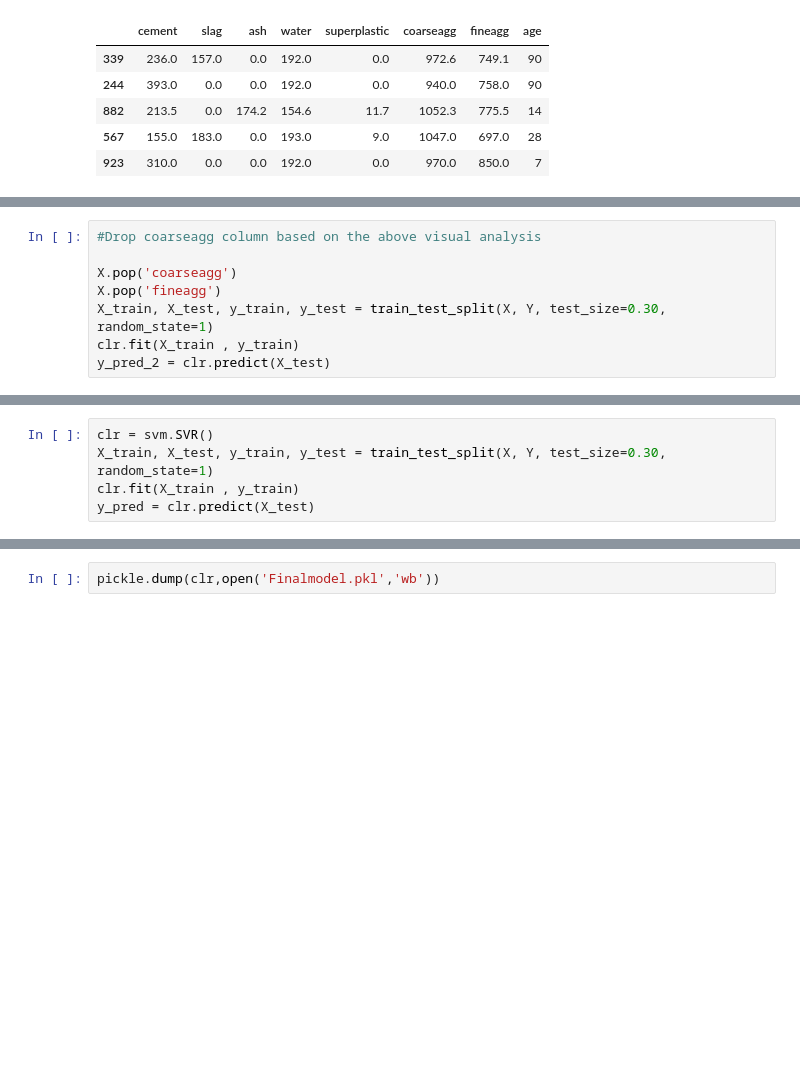
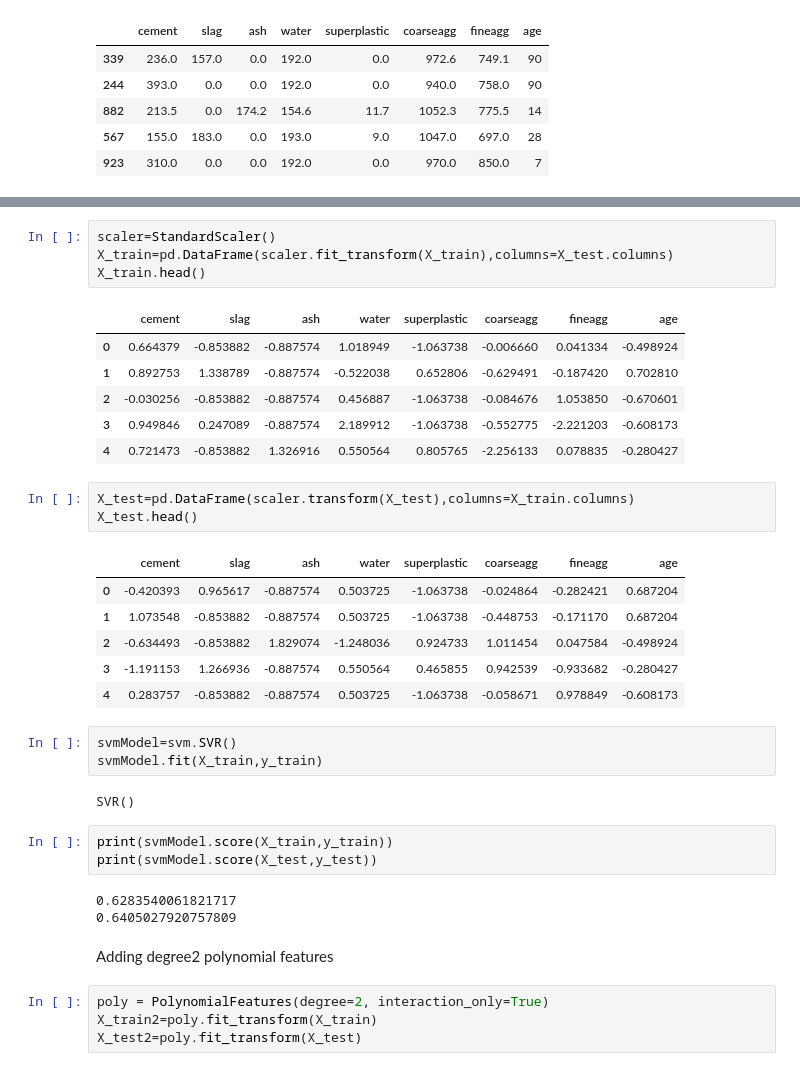
Before and after one commit to VAMSEE92/concrete-compressive-strength, a Jupyter notebook: ConcreteComprehensiveStrength.ipynb, the cells around one changed output, grey strips where cells are left out. Drawn from its saved outputs; the diff is of its cells as text; blank space fills up the shorter version.

Commit message:
Updated to a better performing Model

```diff
--- a/ConcreteComprehensiveStrength.ipynb
+++ b/ConcreteComprehensiveStrength.ipynb
@@ -166,8 +164,0 @@ print(sts.pearsonr(y_test,y_pred)[0])
-# %%
-#Drop coarseagg column based on the above visual analysis
-
-X.pop('coarseagg')
-X.pop('fineagg')
-X_train, X_test, y_train, y_test = train_test_split(X, Y, test_size=0.30, random_state=1)
-clr.fit(X_train , y_train)
-y_pred_2 = clr.predict(X_test)
@@ -359,5 +164,0 @@ X_attr.shape
-# %%
-clr = svm.SVR()
-X_train, X_test, y_train, y_test = train_test_split(X, Y, test_size=0.30, random_state=1)
-clr.fit(X_train , y_train)
-y_pred = clr.predict(X_test)
@@ -391,2 +165,38 @@ print(sts.pearsonr(y_test,y_pred)[0])
-# %%
-pickle.dump(clr,open('Finalmodel.pkl','wb'))
+# %%
+scaler=StandardScaler()
+X_train=pd.DataFrame(scaler.fit_transform(X_train),columns=X_test.columns)
+X_train.head()
+# %% [output]
+|  | cement | slag | ash | water | superplastic | coarseagg | fineagg | age |
+| 0 | 0.664379 | -0.853882 | -0.887574 | 1.018949 | -1.063738 | -0.006660 | 0.041334 | -0.498924 |
+| 1 | 0.892753 | 1.338789 | -0.887574 | -0.522038 | 0.652806 | -0.629491 | -0.187420 | 0.702810 |
+| 2 | -0.030256 | -0.853882 | -0.887574 | 0.456887 | -1.063738 | -0.084676 | 1.053850 | -0.670601 |
+| 3 | 0.949846 | 0.247089 | -0.887574 | 2.189912 | -1.063738 | -0.552775 | -2.221203 | -0.608173 |
+| 4 | 0.721473 | -0.853882 | 1.326916 | 0.550564 | 0.805765 | -2.256133 | 0.078835 | -0.280427 |
+# %%
+X_test=pd.DataFrame(scaler.transform(X_test),columns=X_train.columns)
+X_test.head()
+# %% [output]
+|  | cement | slag | ash | water | superplastic | coarseagg | fineagg | age |
+| 0 | -0.420393 | 0.965617 | -0.887574 | 0.503725 | -1.063738 | -0.024864 | -0.282421 | 0.687204 |
+| 1 | 1.073548 | -0.853882 | -0.887574 | 0.503725 | -1.063738 | -0.448753 | -0.171170 | 0.687204 |
+| 2 | -0.634493 | -0.853882 | 1.829074 | -1.248036 | 0.924733 | 1.011454 | 0.047584 | -0.498924 |
+| 3 | -1.191153 | 1.266936 | -0.887574 | 0.550564 | 0.465855 | 0.942539 | -0.933682 | -0.280427 |
+| 4 | 0.283757 | -0.853882 | -0.887574 | 0.503725 | -1.063738 | -0.058671 | 0.978849 | -0.608173 |
+# %%
+svmModel=svm.SVR()
+svmModel.fit(X_train,y_train)
+# %% [output]
+SVR()
+# %%
+print(svmModel.score(X_train,y_train))
+print(svmModel.score(X_test,y_test))
+# %% [output]
+0.6283540061821717
+0.6405027920757809
+# %% [markdown]
+Adding degree2 polynomial features
+# %%
+poly = PolynomialFeatures(degree=2, interaction_only=True)
+X_train2=poly.fit_transform(X_train)
+X_test2=poly.fit_transform(X_test)
```
Also changed, not shown: parts of 61 cells of this notebook.
